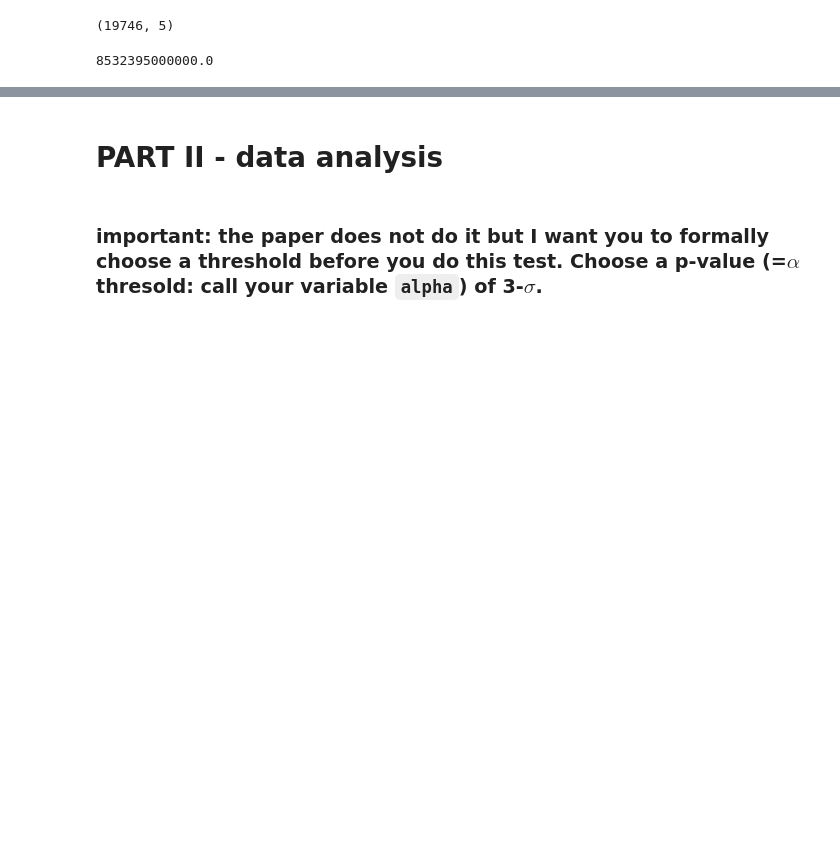
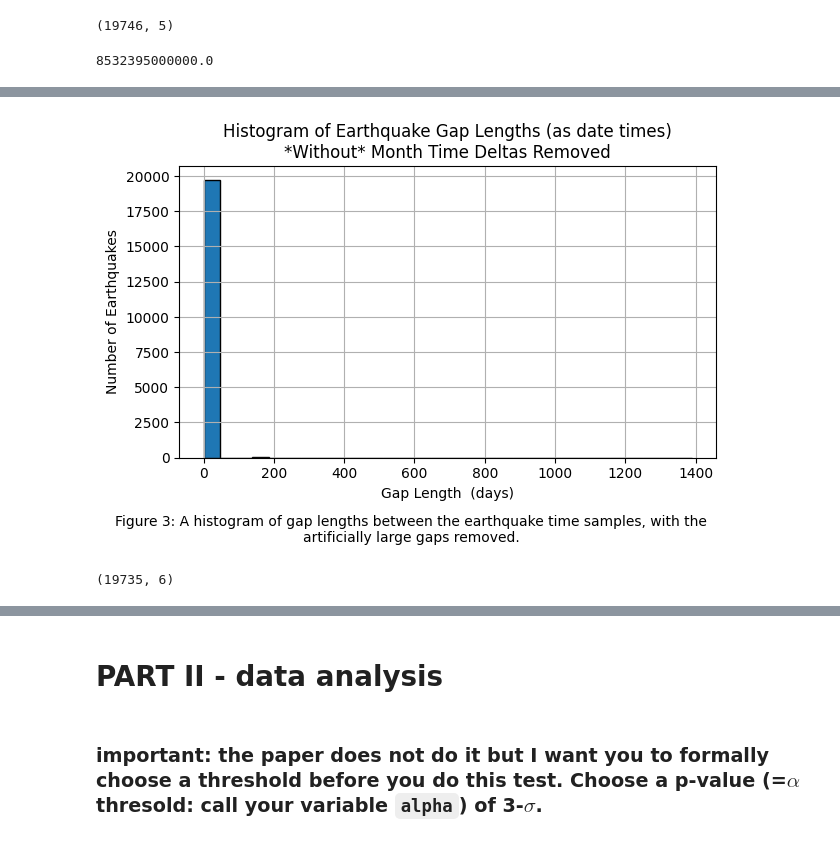
Before and after one commit to jarrodsb/DSPS_JBieber, a Jupyter notebook: HW3/Solutions_KS_earthquakes.ipynb, the cells around one changed output, grey strips where cells are left out. Drawn from its saved outputs; the diff is of its cells as text; code cells hidden in the pictures; blank space fills up the shorter version.

```diff
--- a/HW3/Solutions_KS_earthquakes.ipynb
+++ b/HW3/Solutions_KS_earthquakes.ipynb
@@ -394,0 +396,19 @@ plt.tight_layout(rect=[0, 0.15, 1, 1])
+# %%
+#timeDiffs = eqGoodData["newdatetime"].diff()
+
+caption = "Figure 3: A histogram of gap lengths between the earthquake time samples."
+
+plt.hist(eqGoodData['timediff'].dt.total_seconds() /60 / 60 /24, bins=30, edgecolor='black', log=False)
+plt.title("Histogram of Earthquake Gap Lengths (as date times)\n*Without* Month Time Deltas Removed")
+plt.xlabel("Gap Length  (days)")
+plt.ylabel("Number of Earthquakes")
+plt.grid()
+plt.figtext(0.5, 0.1, caption, ha='center', fontsize=10, wrap=True)
+plt.tight_layout(rect=[0, 0.15, 1, 1])
+# %% [output]
+[figure, added]
+# %%
+eqGoodData = eqGoodData[eqGoodData["timediff"] < pd.to_timedelta("30day")]
+eqGoodData.shape
+# %% [output]
+(19735, 6)
```
Also changed, not shown: parts of 11 cells of this notebook.
